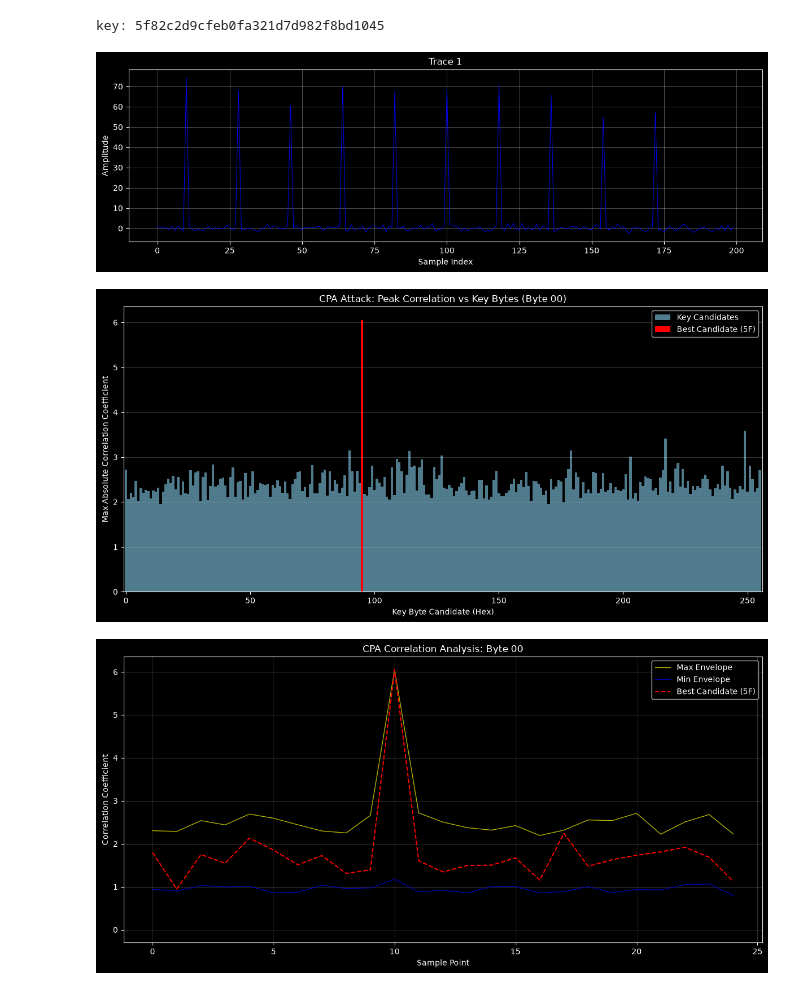
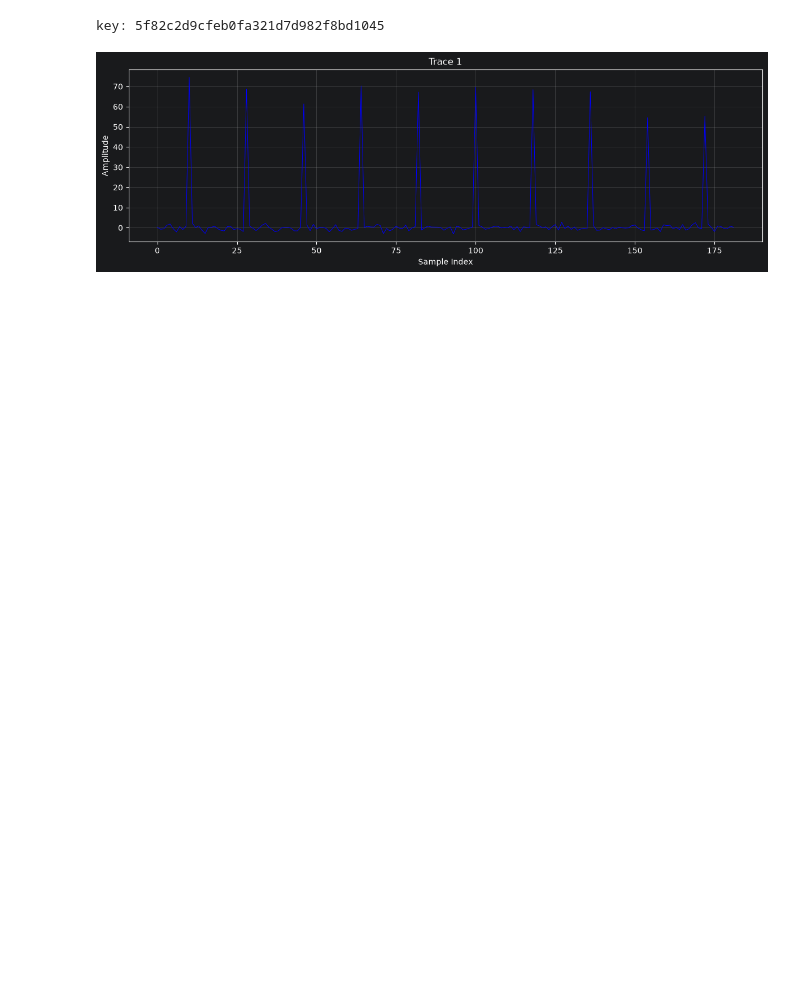
Before and after one commit to async2secure/scapyter, a Jupyter notebook: examples/chosen_plaintext_analysis/example.ipynb, the cells around one changed output. Cells and saved outputs as stored; diff of their text form; code cells hidden in the pictures; blank space fills up the shorter version.

Commit message:
unify chosen analysis

```diff
--- a/examples/chosen_plaintext_analysis/example.ipynb
+++ b/examples/chosen_plaintext_analysis/example.ipynb
@@ -1,30 +1,36 @@
 # %%
-from scapyter.application.analysis.correlation.chosen_analysis.chosen_plaintext_analysis_service import ChosenPlaintextRegisterAttack
-from scapyter.domain.value_object import RangeParameters, Range
+from scapyter.application.analysis.correlation.chosen_analysis.chosen_analysis_service import ChosenRegisterAttack
+from scapyter.application.analysis.models.attack_group import AttackGroup
+from scapyter.domain.targets.targets import ChosenPlaintextRegisterDeltaByte
+from scapyter.domain.value_object import RangeParameters, Range, DataSource
 from scapyter.infrastructure.h5_project_file_reader import H5ProjectFileReader
 from scapyter.ui.correlation_plotter import CorrelationPlotter
 from scapyter.ui.progressive_cpa_plotter import ProgressiveCpaPlotter
 from scapyter.ui.trace_plotter import TracePlotter
 
-trace_repo = H5ProjectFileReader("enc_byte0.h5")
+trace_repo = H5ProjectFileReader("aes128_perbyte.h5")
 print("key:", trace_repo.get_single_batch(0).key.tobytes().hex())
 
 trace_plotter = TracePlotter(trace_repo)
 trace_plotter.plot_single(index=1)
 
-range_parameters = RangeParameters(
-    trace_range=Range(0, 250),  # block where plaintext byte b varies
-    sample_range=Range(0, 25),  # or narrow it, e.g. Range(35, 46)
+attack = ChosenRegisterAttack(project_file_reader=trace_repo, data_source=DataSource.PLAINTEXT,
+                              target_factory=lambda output_byte: ChosenPlaintextRegisterDeltaByte(output_byte),
+                              )
+byte_0_range_parameters = RangeParameters(
+    trace_range=Range(0, 100),
+    sample_range=Range(0, 25),
+)
+byte_1_range_parameters = RangeParameters(
+    trace_range=Range(100, 200),
+    sample_range=Range(0, 25),
 )
 
-cpta = ChosenPlaintextRegisterAttack(trace_repo)
+byte_0_attack_group = AttackGroup(byte_locations=[0], range_parameters=byte_0_range_parameters)
+byte_1_attack_group = AttackGroup(byte_locations=[1], range_parameters=byte_1_range_parameters)
+groups = [byte_0_attack_group, byte_1_attack_group]
 
-result = cpta.attack_byte(byte_location=0, range_parameters=range_parameters)
-plotter = CorrelationPlotter([result])
-plotter.plot_correlation_vs_keys(0)
-plotter.plot_correlation_vs_samples(0)
+results = attack.attack_groups(groups=groups)
 # %% [output]
 key: 5f82c2d9cfeb0fa321d7d982f8bd1045
-[figure, old version]
+[figure, new version]
-[figure, removed]
-[figure, removed]
```
Also changed, not shown: parts of 3 cells of this notebook, 9 other files.
